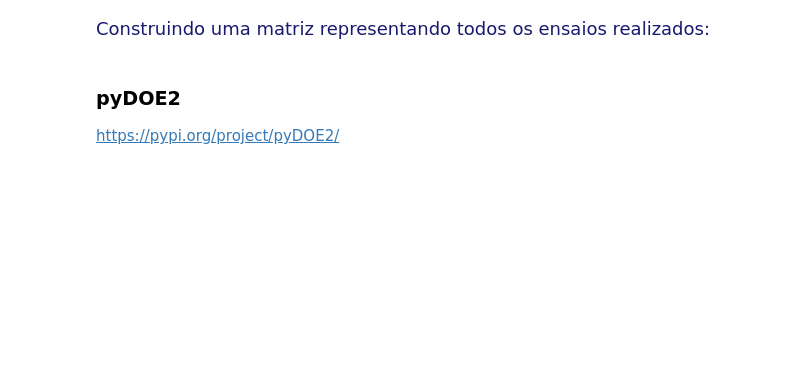
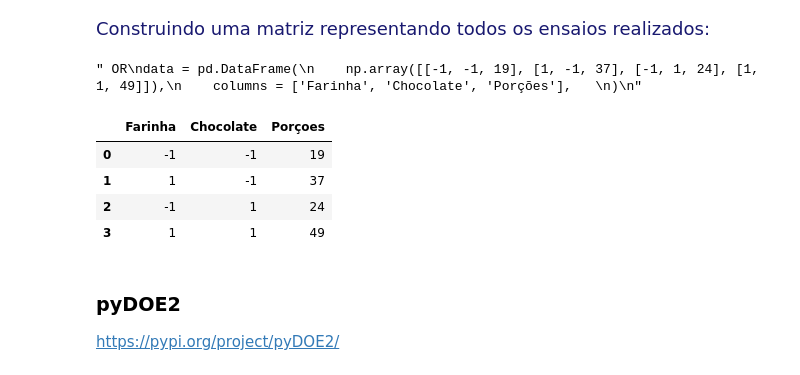
Before and after one commit to Gabriel-limadev/data_science_study, a Jupyter notebook: 10 - Análise de experimentos: testes, mapas de cores e análises dos dados./course_files/Planejamento_experimentos_aula.ipynb, the cells around one changed output. Saved outputs shown, nothing was run; the diff lists cells and outputs as text; code cells hidden in the pictures; blank space fills up the shorter version.

```diff
--- a/10 - Análise de experimentos: testes, mapas de cores e análises dos dados./course_files/Planejamento_experimentos_aula.ipynb
+++ b/10 - Análise de experimentos: testes, mapas de cores e análises dos dados./course_files/Planejamento_experimentos_aula.ipynb
@@ -48,6 +56,31 @@ http://www.numpy.org/
 
 <p style='font-size: 18px; line-height: 2; margin: 0px 0px; text-align: justify; text-indent: 0px;'>
 <font color="MidnightBlue"> Construindo uma matriz representando todos os ensaios realizados:
+# %%
+data = pd.DataFrame(
+    data = {
+        'Farinha': [-1, 1, -1, 1],
+        'Chocolate': [-1, -1, 1, 1],
+        'Porçoes': [19, 37, 24, 49]
+    },
+)
+
+""" OR
+data = pd.DataFrame(
+    np.array([[-1, -1, 19], [1, -1, 37], [-1, 1, 24], [1, 1, 49]]),
+    columns = ['Farinha', 'Chocolate', 'Porções'],
+)
+"""
+# %% [output]
+" OR\ndata = pd.DataFrame(\n    np.array([[-1, -1, 19], [1, -1, 37], [-1, 1, 24], [1, 1, 49]]),\n    columns = ['Farinha', 'Chocolate', 'Porções'],   \n)\n"
+# %%
+data
+# %% [output]
+|  | Farinha | Chocolate | Porçoes |
+| 0 | -1 | -1 | 19 |
+| 1 | 1 | -1 | 37 |
+| 2 | -1 | 1 | 24 |
+| 3 | 1 | 1 | 49 |
 # %% [markdown]
 ### pyDOE2
 
```
Also changed, not shown: parts of 22 cells of this notebook, 16 other files.
